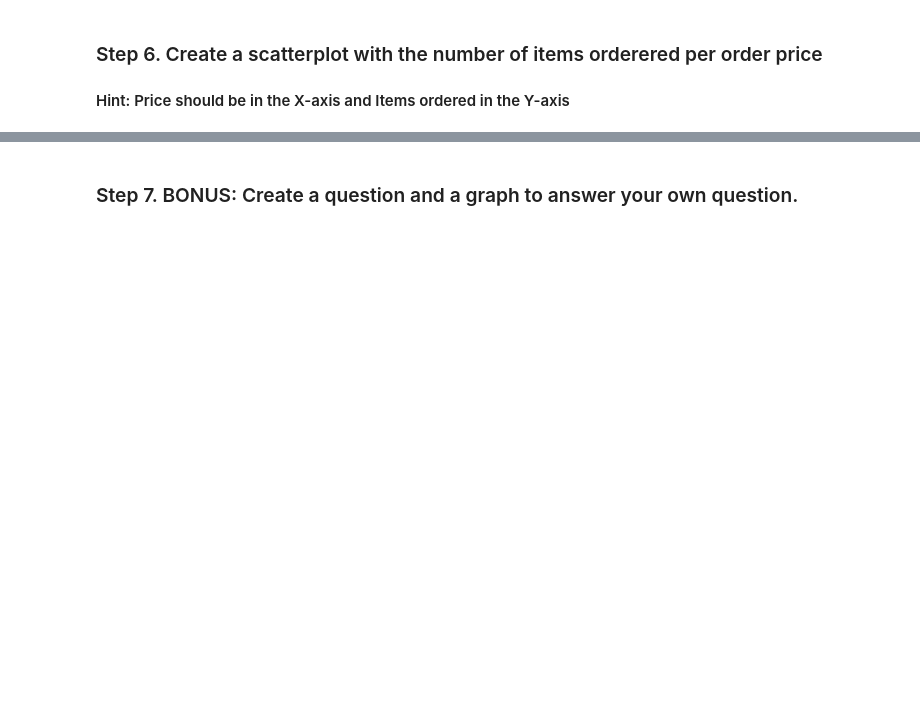
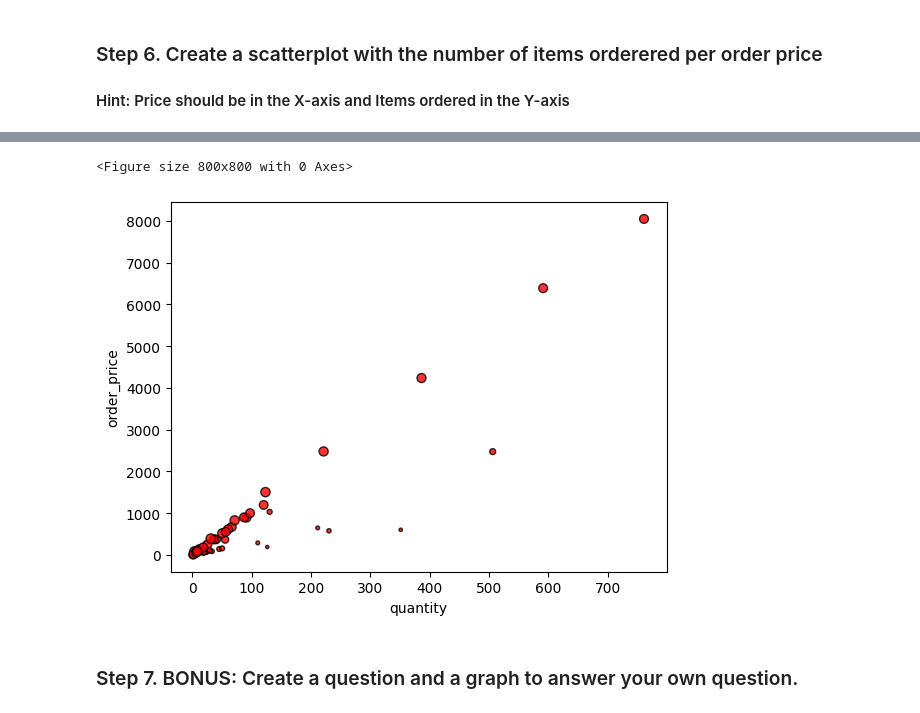
Before and after one commit to zakharkousnetsov/pandas_exercises, a Jupyter notebook: 07_Visualization/Chipotle/Exercises.ipynb, the cells around one changed output, grey strips where cells are left out. Cells and saved outputs as stored; diff of their text form; code cells hidden in the pictures; blank space fills up the shorter version.

```diff
--- a/07_Visualization/Chipotle/Exercises.ipynb
+++ b/07_Visualization/Chipotle/Exercises.ipynb
@@ -23,3 +76,6 @@ from collections import Counter
 # %% [markdown]
 ### Step 6. Create a scatterplot with the number of items orderered per order price
 #### Hint: Price should be in the X-axis and Items ordered in the Y-axis
+# %%
+chipo['order_price'] = chipo['quantity']*chipo['item_price']
+chipo
@@ -26,2 +119,17 @@ from collections import Counter
+# %%
+plt.figure(figsize=(8,8))
+chipo.groupby('item_name').agg({'quantity': 'sum',
+                                'item_price': lambda x: 4*x.mean(),
+                                'order_price': 'sum'}).plot(x='quantity',
+                                                            y='order_price',
+                                                            s='item_price',
+                                                            c='red',
+                                                            ec='k',
+                                                            kind='scatter',
+                                                            alpha=0.8);
+plt.show();
+# %% [output]
+<Figure size 800x800 with 0 Axes>
+[figure, added]
 # %% [markdown]
 ### Step 7. BONUS: Create a question and a graph to answer your own question.
```
Also changed, not shown: parts of 6 cells of this notebook, 3 other files.
